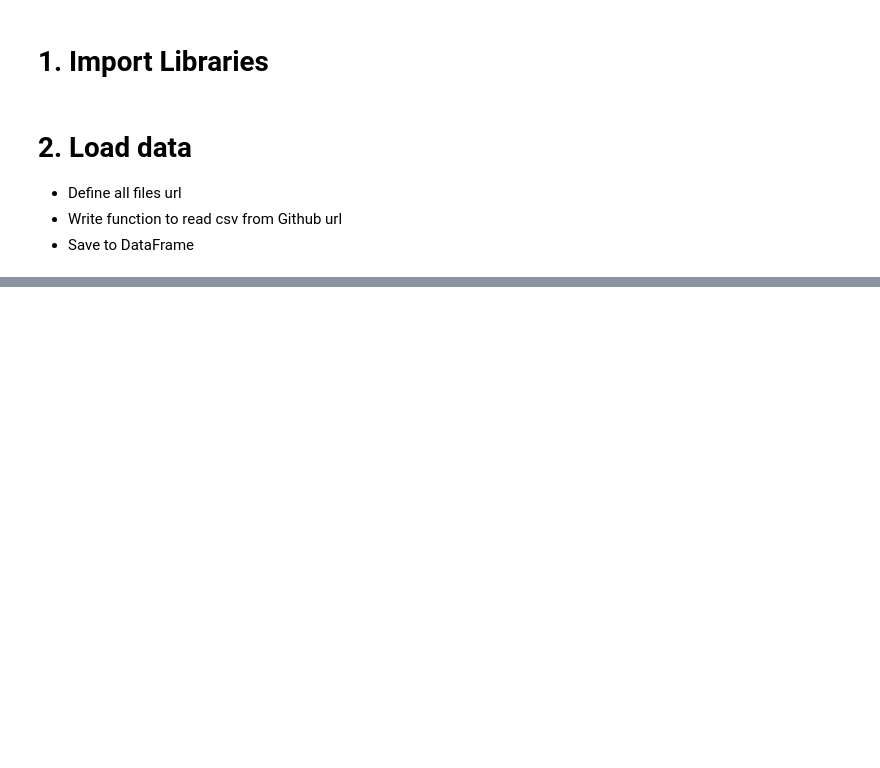
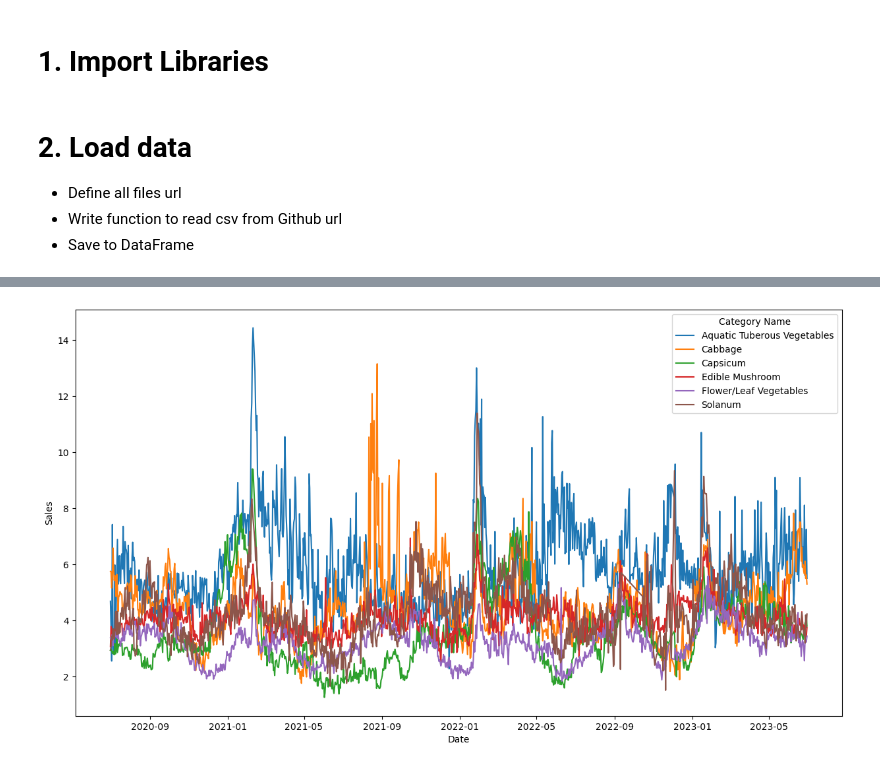
Before and after one commit to prattapong/Data-Science-Portfolio, a Jupyter notebook: Projects/Supermaket Sales Data/code/Exploratory Data Analysis.ipynb, the cells around one changed output, grey strips where cells are left out. Drawn from its saved outputs; the diff is of its cells as text; code cells hidden in the pictures; blank space fills up the shorter version.

```diff
--- a/Projects/Supermaket Sales Data/code/Exploratory Data Analysis.ipynb
+++ b/Projects/Supermaket Sales Data/code/Exploratory Data Analysis.ipynb
@@ -37,0 +168,11 @@ df_transaction = get_df_from_url(annex2)
+# %%
+df_merge['Date'] = pd.to_datetime(df_merge['Date'])
+
+plt.figure(figsize = (15,8))
+sns.lineplot(df_merge.groupby(['Category Name','Date'], as_index = False)['Sales'].mean(),
+            x = 'Date',
+            y = 'Sales',
+            hue = 'Category Name')
+plt.show()
+# %% [output]
+[figure, added]
```
Also changed, not shown: parts of 18 cells of this notebook.
